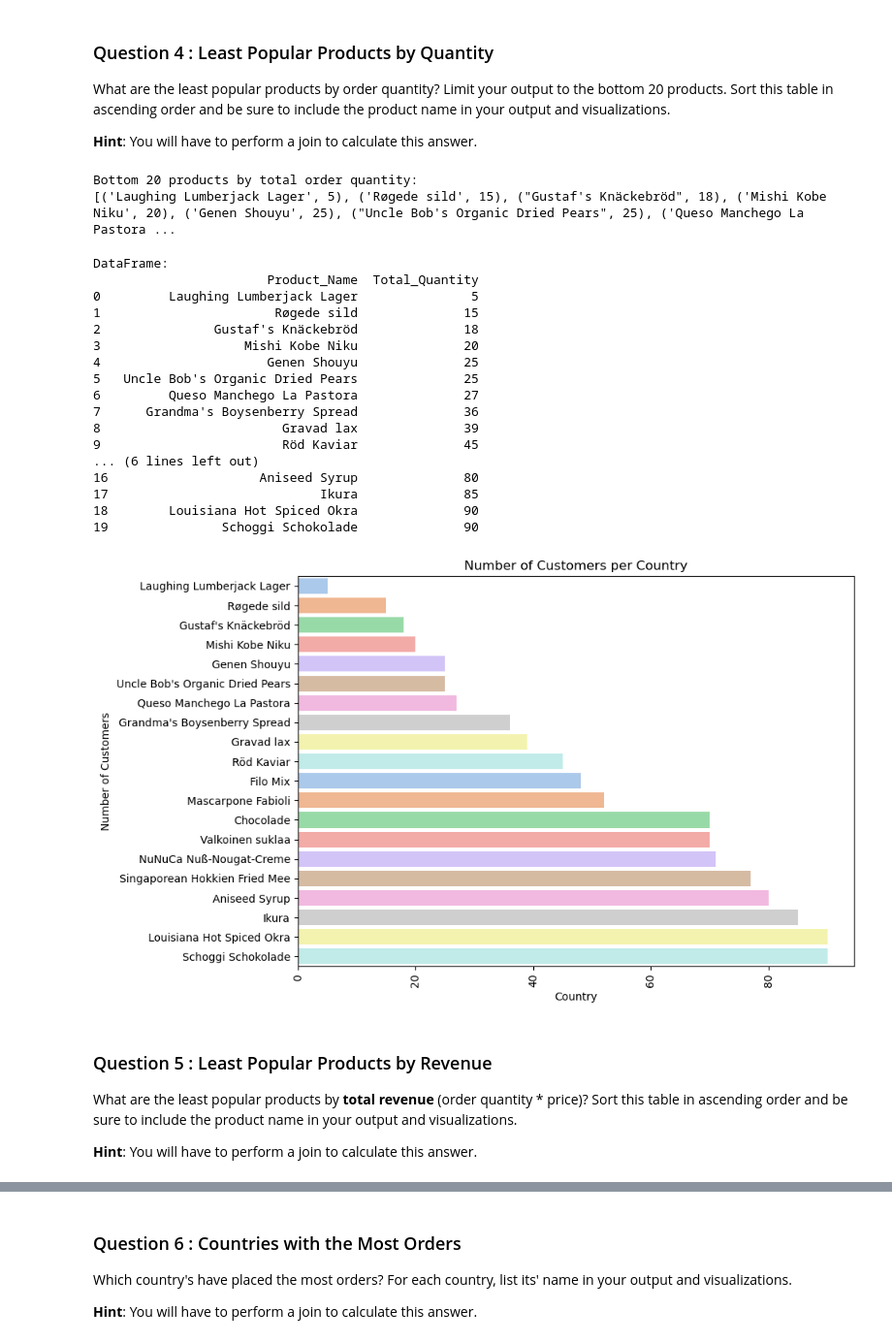
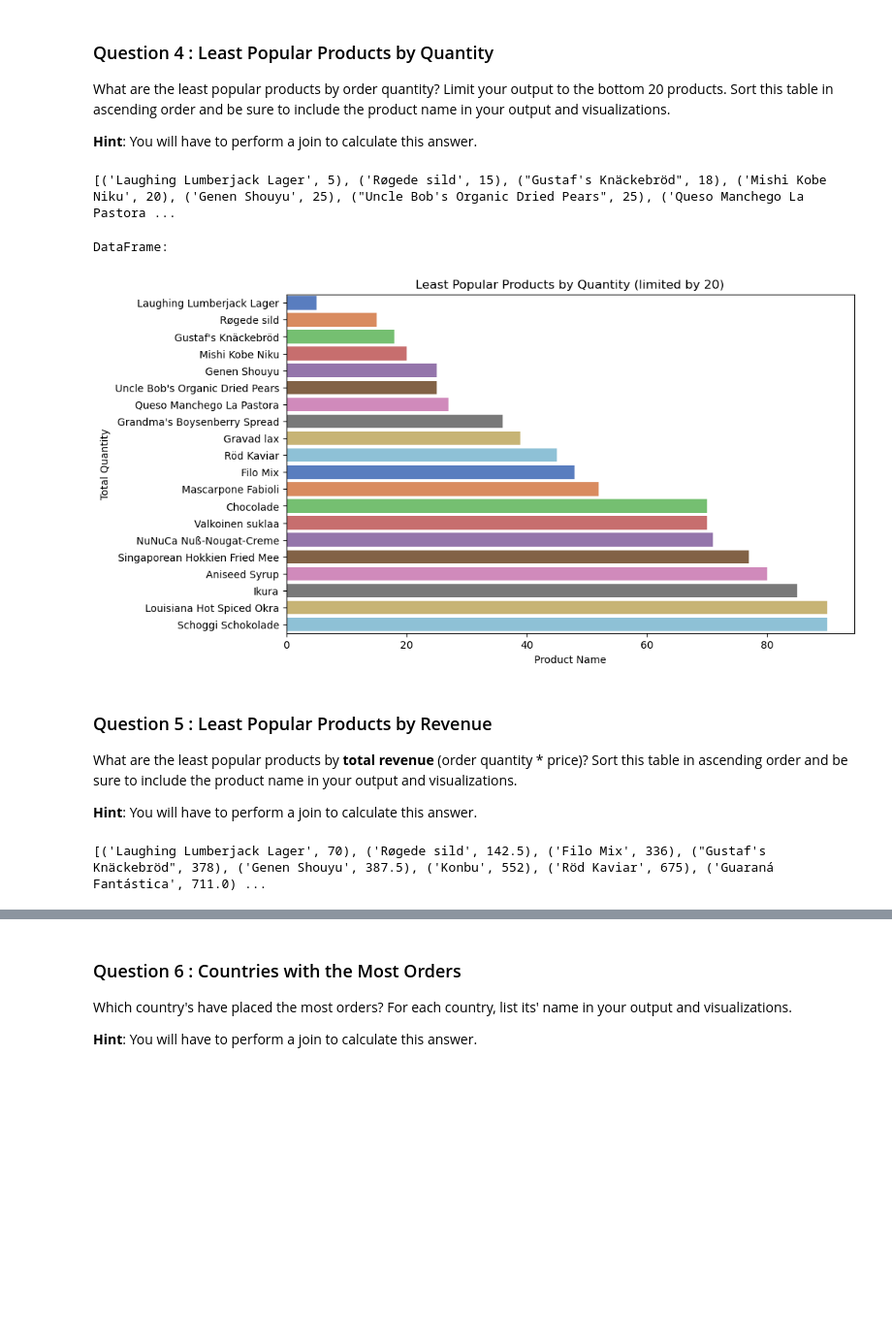
Before and after one commit to NadyaT-hub/Ad-Hoc-Food-Report, a Jupyter notebook: adhoc-sql/adhoc_report.ipynb, the cells around one changed output, grey strips where cells are left out. Shown: that part at 97% size. Cells and saved outputs as stored; diff of their text form; code cells hidden in the pictures; blank space fills up the shorter version.

```diff
--- a/adhoc-sql/adhoc_report.ipynb
+++ b/adhoc-sql/adhoc_report.ipynb
@@ -125,46 +121,26 @@ cursor.execute("""
 
 # TODO: Fetch your list of tuples and print it out
 rows = cursor.fetchall()
-print("Bottom 20 products by total order quantity:")
 print(rows)
 # %% [output]
-Bottom 20 products by total order quantity:
 [('Laughing Lumberjack Lager', 5), ('Røgede sild', 15), ("Gustaf's Knäckebröd", 18), ('Mishi Kobe Niku', 20), ('Genen Shouyu', 25), ("Uncle Bob's Organic Dried Pears", 25), ('Queso Manchego La Pastora ...
 # %%
 # TODO: Convert your list of tuples to a dataframe
 df = pd.DataFrame(rows, columns=['Product_Name', 'Total_Quantity'])
 print("\nDataFrame:")
-print(df)
+
 
 # TODO: Generate a visualization on this dataframe
 plt.figure(figsize=(10,6))
-sns.barplot(x='Total_Quantity', y='Product_Name', data=df, hue='Product_Name', legend=False, palette='pastel')
+sns.barplot(x='Total_Quantity', y='Product_Name', data=df, hue='Product_Name', legend=False, palette='muted')
 
-plt.title('Number of Customers per Country')
-plt.xlabel('Country')
-plt.ylabel('Number of Customers')
-plt.xticks(rotation=90)
-plt.tight_layout()
+plt.title('Least Popular Products by Quantity (limited by 20)')
+plt.xlabel('Product Name')
+plt.ylabel('Total Quantity')
 plt.show()
 # %% [output]
 DataFrame:
-                       Product_Name  Total_Quantity
-0         Laughing Lumberjack Lager               5
-1                       Røgede sild              15
-2               Gustaf's Knäckebröd              18
-3                   Mishi Kobe Niku              20
-4                      Genen Shouyu              25
-5   Uncle Bob's Organic Dried Pears              25
-6         Queso Manchego La Pastora              27
-7      Grandma's Boysenberry Spread              36
-8                        Gravad lax              39
-9                        Röd Kaviar              45
-... (6 lines left out)
-16                    Aniseed Syrup              80
-17                            Ikura              85
-18        Louisiana Hot Spiced Okra              90
-19               Schoggi Schokolade              90
-[figure, old version]
+[figure, new version]
 # %% [markdown]
 ### Question 5 : Least Popular Products by Revenue
 
@@ -173,9 +149,20 @@ What are the least popular products by **total revenue** (order quantity * price
 **Hint**: You will have to perform a join to calculate this answer.
 # %%
 # TODO: Write a SQL query which will answer the question above.
-...
+cursor.execute("""
+    SELECT P.ProductName,
+    SUM(O.Quantity * P.Price) AS total_revenue
+    FROM Products P
+    JOIN OrderDetails O ON P.ProductID = O.ProductID
+    GROUP BY P.ProductName
+    ORDER BY total_revenue ASC
+    LIMIT 20;
+""")
 
 # TODO: Fetch your list of tuples and print it out
-...
+rows = cursor.fetchall()
+print(rows)
+# %% [output]
+[('Laughing Lumberjack Lager', 70), ('Røgede sild', 142.5), ('Filo Mix', 336), ("Gustaf's Knäckebröd", 378), ('Genen Shouyu', 387.5), ('Konbu', 552), ('Röd Kaviar', 675), ('Guaraná Fantástica', 711.0) ...
 # %%
 # TODO: Convert your list of tuples to a dataframe
```
Also changed, not shown: parts of 9 cells of this notebook.
